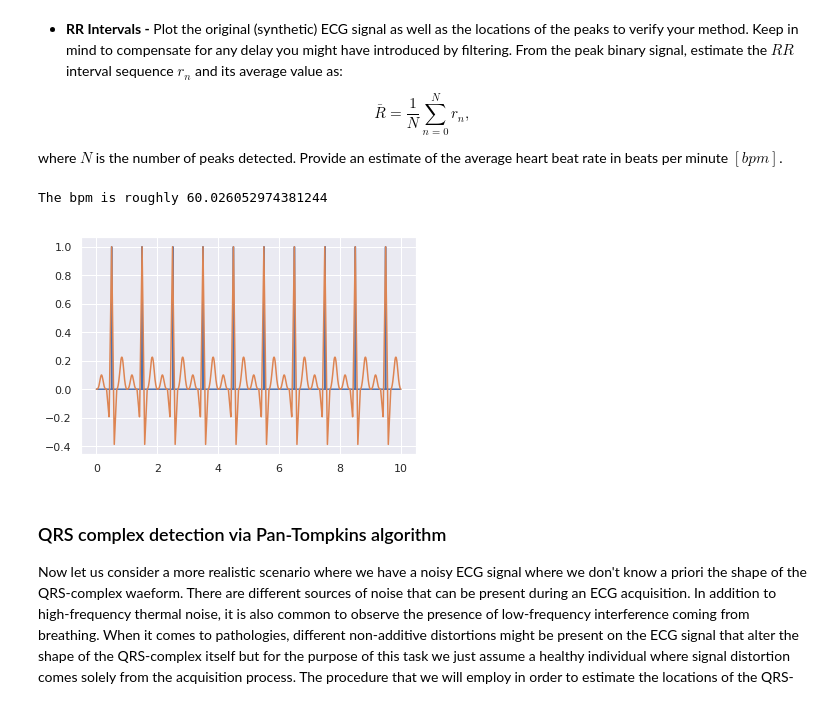
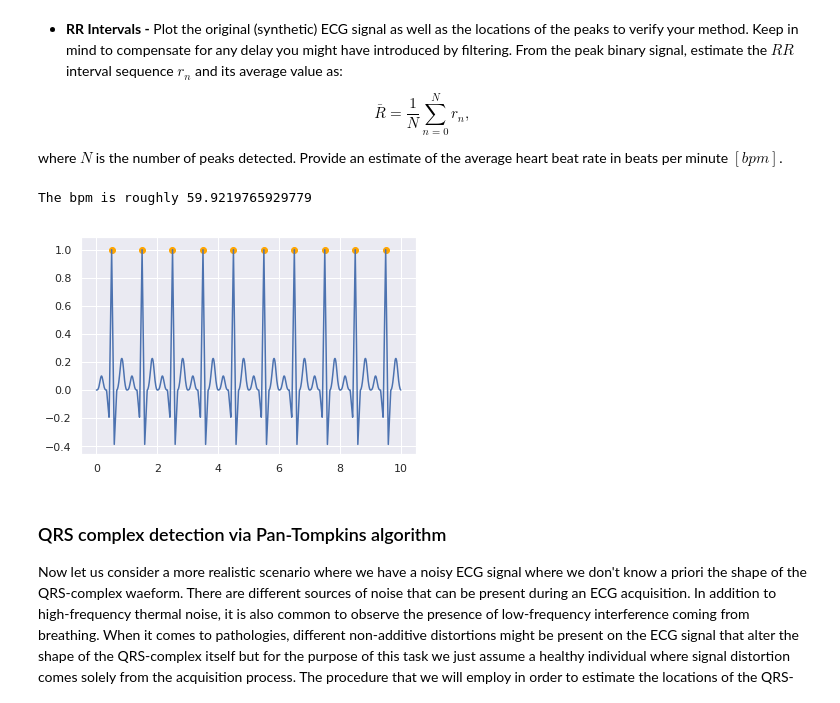
Before and after one commit to gnaprs/DataScience_MarionPang, a Jupyter notebook: Lab 1/lab1_mpangwa1_echang39.ipynb, the cells around one changed output. Drawn from its saved outputs; the diff is of its cells as text; code cells hidden in the pictures.

```diff
--- a/Lab 1/lab1_mpangwa1_echang39.ipynb
+++ b/Lab 1/lab1_mpangwa1_echang39.ipynb
@@ -123,7 +126,7 @@ corrX = np.correlate(nX,sig,mode='same')
 #normalize corr. signal
 normNX = normalize_range(corrX)
 #finding peaks
-peaks = signal.find_peaks(normNX,0.8)[0]
+peaks = signal.find_peaks(normNX,0.75)[0]
 
 print(peaks*1/N)
 # %% [output]
@@ -136,28 +139,24 @@ $$ \bar R = \frac{1}{N}\sum_{n=0}^N r_n, $$
 
 where $N$ is the number of peaks detected. Provide an estimate of the average heart beat rate in beats per minute $[bpm]$.
 # %%
-#making array of indice for height
-pPeaks = np.zeros(N*10)
-pPeaks[peaks] = 1
-
 #plot figure of signal with found peaks
 plt.figure()
-plt.plot(axis,pPeaks)
 plt.plot(axis,x)
+plt.scatter(peaks/N, np.ones(len(peaks)),c='orange')
 
 # find rn and rbar
 peaks2=peaks*1/N
 rn=[j-i for i, j in zip(peaks2[:-1], peaks2[1:])]
 rbar=np.average(rn)
 
 #finding bpm
 bpm=60/rbar
 
 print("The bpm is roughly", bpm)
-# the bpm is roughly 60.03 BPM
+# the bpm is roughly 60.08 BPM
 # %% [output]
-The bpm is roughly 60.026052974381244
+The bpm is roughly 59.9219765929779
-[figure, old version]
+[figure, new version]
 # %% [markdown]
 ### QRS complex detection via Pan-Tompkins algorithm
 Now let us consider a more realistic scenario where we have a noisy ECG signal where we don't know a priori the shape of the QRS-complex waeform. There are different
```
Also changed, not shown: parts of 8 cells of this notebook, 1 other file.
